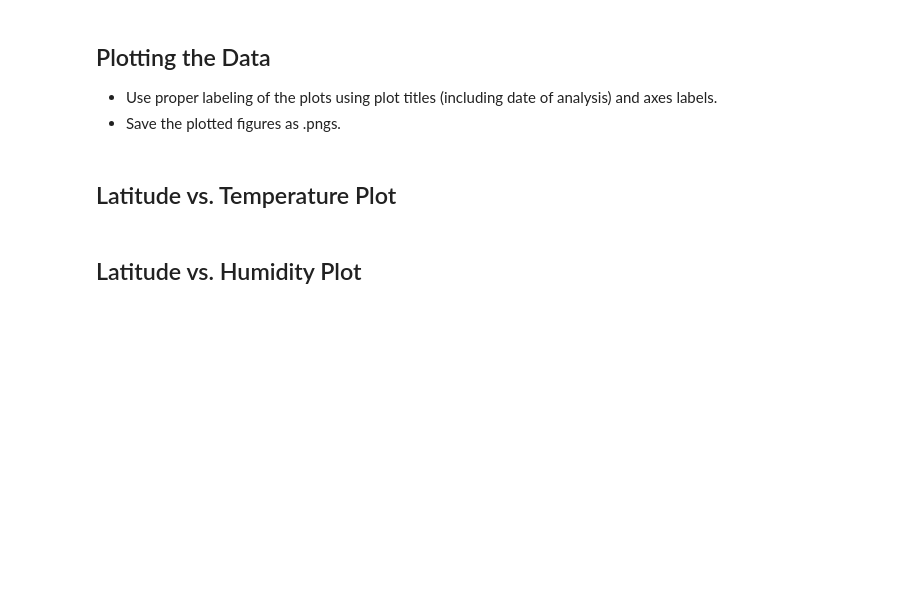
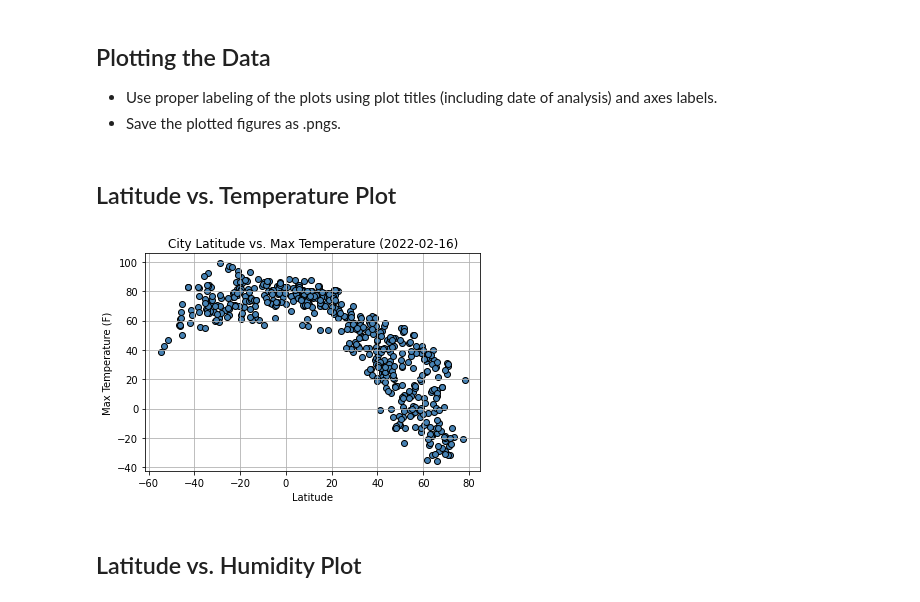
Before and after one commit to NT-nguyen29/python-api-challenge, a Jupyter notebook: WeatherPy.ipynb, the cells around one changed output. Cells and saved outputs as stored; diff of their text form; code cells hidden in the pictures; blank space fills up the shorter version.

Commit message:
WeatherPy complete

```diff
--- a/WeatherPy.ipynb
+++ b/WeatherPy.ipynb
@@ -117,3 +114,21 @@ Processing record #173: santa rosa
 ### Convert Raw Data to DataFrame
 * Export the city data into a .csv.
 * Display the DataFrame
+# %%
+city_df = pd.DataFrame({
+    "City": city_name,
+    "Cloudiness": cloudiness,
+    "Country": country_name,
+    "Date": date,
+    "Humidity": humidity,
+    "Lat": latitude,
+    "Lng": longitude,
+    "Max Temp": max_temp,
+    "Wind Speed": wind_speed
+})
+
+# (https://pandas.pydata.org/docs/reference/api/pandas.DataFrame.rename_axis.html)
+city_df = city_df.rename_axis("City_ID")
+
+# export df into .csv
+city_df.to_csv(output_data_file)
@@ -132,5 +164,26 @@ Skip this step if there are no cities that have humidity > 100%.
 * Save the plotted figures as .pngs.
 # %% [markdown]
 ## Latitude vs. Temperature Plot
+# %%
+# from OpenWeather api documentation, we know 'dt' is given in UTC
+# (https://stackoverflow.com/questions/30921399/datetime-fromtimestamp-vs-datetime-utcfromtimestamp-which-one-is-safer-to-use)
+timestamp = city_df["Date"][0]
+utc_from_timestamp = datetime.utcfromtimestamp(timestamp)
+# extract the date as %Y-%m-%d to include in plot title
+# (https://www.geeksforgeeks.org/how-to-convert-datetime-to-date-in-python/)
+date = utc_from_timestamp.date()
+
+# plot the data
+# (https://matplotlib.org/stable/gallery/color/named_colors.html)
+plt.scatter(city_df["Lat"], city_df["Max Temp"], marker='o', color='steelblue', edgecolor='black')
+plt.xlabel("Latitude")
+plt.ylabel("Max Temperature (F)")
+plt.title(f"City Latitude vs. Max Temperature ({date})")
+plt.grid(visible=True)
+plt.savefig("output_data/lat_vs_temp.png")
+
+plt.show()
+# %% [output]
+[figure, added]
 # %% [markdown]
 ## Latitude vs. Humidity Plot
```
Also changed, not shown: parts of 19 cells of this notebook.
